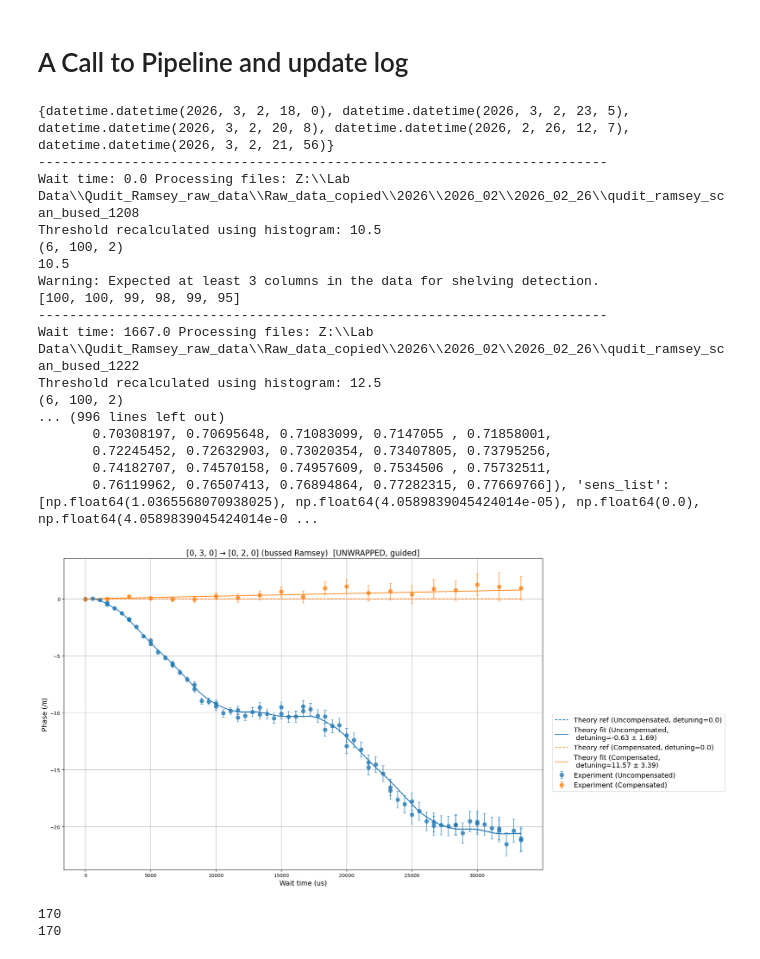
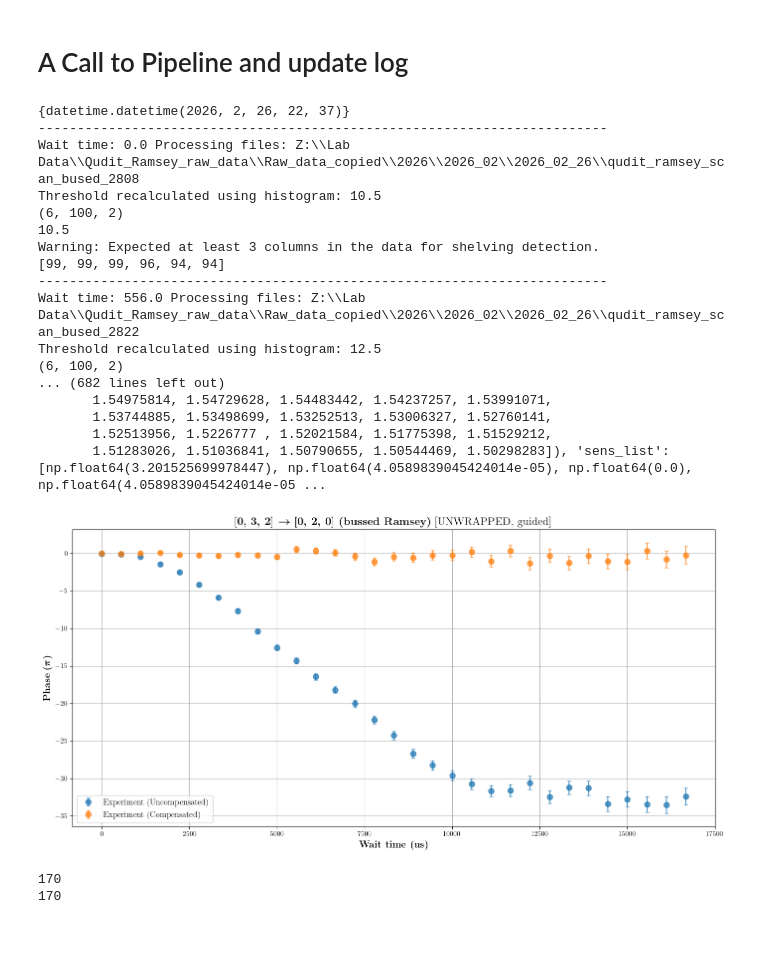
Before and after one commit to GauravTathed/PhD_python_scripts, a Jupyter notebook: Line_signal_compensation/Line_signal_compensation_bussed_ramsey.ipynb, the cells around one changed output. Saved outputs shown, nothing was run; the diff lists cells and outputs as text; code cells hidden in the pictures.

```diff
--- a/Line_signal_compensation/Line_signal_compensation_bussed_ramsey.ipynb
+++ b/Line_signal_compensation/Line_signal_compensation_bussed_ramsey.ipynb
@@ -197,7 +197,7 @@ def parse_log_file_for_pair(log_path, target_transitions, LT_comp: bool):
 # Run Cell 1
 # -----------------------
 LT_comp = False  # Set to True to use Comp True datetimes instead of Comp False
-target_transitions = [[0,4, -2], [0,2,0]]
+target_transitions = [[0,3, 2], [0,2,0]]
 target_date_times, mean_dev = parse_log_file_for_pair(log_path, target_transitions, LT_comp = LT_comp)
 if len(target_date_times) == 0:
     raise ValueError(f"No datetimes found in log for transition pair: {target_transitions}")
@@ -1237,8 +1237,11 @@ print(payload_T)
 # %%
 import numpy as np
 import matplotlib.pyplot as plt
-
-
+from matplotlib import rcParams
+rcParams['font.family'] = 'serif'
+rcParams['font.serif'] = ['Computer Modern']
+rcParams['text.usetex'] = True
+# rcParams['tick.labelsize'] = 12
 def _to_pm1(y_mod2_over_pi):
     """Map [0,2) -> [-1,1) in units of pi."""
     y = np.asarray(y_mod2_over_pi, dtype=float)
@@ -1277,7 +1280,7 @@ def unwrap_guided_by_reference(y_mod2_over_pi, y_ref_unwrapped_over_pi, kmax=50)
     return y_unw
 
 
-def plot_bussed_ramsey_payloads(payloads, title=None, show_ref=True, do_unwrap=True, guided=True):
+def plot_bussed_ramsey_payloads(payloads, title=None, show_ref=False, show_fit=False, do_unwrap=True, guided=True):
     """
     do_unwrap:
       - True: plot unwrapped phases (guided by theory by default)
@@ -1293,9 +1296,9 @@ def plot_bussed_ramsey_payloads(payloads, title=None, show_ref=True, do_unwrap=T
     p0 = payloads[0]
     tt = p0["target_transitions"]
     if title is None:
-        title = f"{tt[0]} → {tt[1]} (bussed Ramsey)"
+        title = rf"\textbf{{{tt[0]}}} \boldmath$\rightarrow$ \textbf{{{tt[1]} (bussed Ramsey)}}"
 
-    fig, ax = plt.subplots(figsize=(20, 10))
+    fig, ax = plt.subplots(figsize=(14, 7))
 
     # consistent colors
     cycle = plt.rcParams["axes.prop_cycle"].by_key().get("color", ["C0", "C1"])
@@ -1389,17 +1392,18 @@ def plot_bussed_ramsey_payloads(payloads, title=None, show_ref=True, do_unwrap=T
                 label=f"Theory ref ({tag}, detuning={np.round(p['ref_int_scale'], 2)})",
                 linewidth=1.5,
             )
-        ax.plot(
-            xt,
-            yfit_plot,
-            "-",
-            color=c,
-            label=f"Theory fit ({tag}, \n detuning={np.round(p['best_scale'], 2)} ± {np.round(p['best_scale_err'], 2)})",
-            linewidth=1.5,
-        )
+        if show_fit:
+            ax.plot(
+                xt,
+                yfit_plot,
+                "-",
+                color=c,
+                label=f"Theory fit ({tag}, \n detuning={np.round(p['best_scale'], 2)} ± {np.round(p['best_scale_err'], 2)})",
+                linewidth=1.5,
+            )
 
-    ax.set_xlabel("Wait time (us)", fontsize=14)
-    ax.set_ylabel("Phase (/π)", fontsize=14)
+    ax.set_xlabel(r"\textbf{Wait time (us)}", fontsize=14)
+    ax.set_ylabel(r"\textbf{Phase} \boldmath$(\pi)$", fontsize=14)
 
     mode_label = "UNWRAPPED" if do_unwrap else "WRAPPED"
     guide_label = "guided" if (do_unwrap and guided) else "plain"
@@ -1407,7 +1411,8 @@ def plot_bussed_ramsey_payloads(payloads, title=None, show_ref=True, do_unwrap=T
 
     ax.grid(True)
 
-    ax.legend(loc="upper left", bbox_to_anchor=(1.02, 0.5), borderaxespad=0.0, fontsize=14)
+    # ax.legend(loc="upper left", bbox_to_anchor=(1.02, 0.5), borderaxespad=0.0, fontsize=14)
+    ax.legend(fontsize=12)
     fig.tight_layout()
     plt.show()
     return save_y_data, save_wait_times
@@ -1528,38 +1533,38 @@ def run_full_bussed_ramsey_pipeline_readonly(
         return payloads, save_y_data, save_wait_times
 # %%
 payloads,y_data, wait_times = run_full_bussed_ramsey_pipeline_readonly(
-    target_transitions=[[0,3,0],[0,2,0]],
+    target_transitions=[[0,3,2],[0,2,0]],
     log_path=log_path,
     directory_path=directory_path,
     Z_drive_raw_data=Z_drive_raw_data,
     LT_comp_mode= "both",
     do_plot=True,
     guided=True,
     do_unwrap=True
 )
 
 # access results:
 # payload_false = payloads[False]
 # payload_true  = payloads[True]
 # %% [output]
-{datetime.datetime(2026, 3, 2, 18, 0), datetime.datetime(2026, 3, 2, 23, 5), datetime.datetime(2026, 3, 2, 20, 8), datetime.datetime(2026, 2, 26, 12, 7), datetime.datetime(2026, 3, 2, 21, 56)}
+{datetime.datetime(2026, 2, 26, 22, 37)}
 -------------------------------------------------------------------------
-Wait time: 0.0 Processing files: Z:\\Lab Data\\Qudit_Ramsey_raw_data\\Raw_data_copied\\2026\\2026_02\\2026_02_26\\qudit_ramsey_scan_bused_1208
+Wait time: 0.0 Processing files: Z:\\Lab Data\\Qudit_Ramsey_raw_data\\Raw_data_copied\\2026\\2026_02\\2026_02_26\\qudit_ramsey_scan_bused_2808
 Threshold recalculated using histogram: 10.5
 (6, 100, 2)
 10.5
 Warning: Expected at least 3 columns in the data for shelving detection.
-[100, 100, 99, 98, 99, 95]
+[99, 99, 99, 96, 94, 94]
 -------------------------------------------------------------------------
-Wait time: 1667.0 Processing files: Z:\\Lab Data\\Qudit_Ramsey_raw_data\\Raw_data_copied\\2026\\2026_02\\2026_02_26\\qudit_ramsey_scan_bused_1222
+Wait time: 556.0 Processing files: Z:\\Lab Data\\Qudit_Ramsey_raw_data\\Raw_data_copied\\2026\\2026_02\\2026_02_26\\qudit_ramsey_scan_bused_2822
 Threshold recalculated using histogram: 12.5
 (6, 100, 2)
-... (996 lines left out)
-       0.70308197, 0.70695648, 0.71083099, 0.7147055 , 0.71858001,
-       0.72245452, 0.72632903, 0.73020354, 0.73407805, 0.73795256,
-       0.74182707, 0.74570158, 0.74957609, 0.7534506 , 0.75732511,
-       0.76119962, 0.76507413, 0.76894864, 0.77282315, 0.77669766]), 'sens_list': [np.float64(1.0365568070938025), np.float64(4.0589839045424014e-05), np.float64(0.0), np.float64(4.0589839045424014e-0 ...
+... (682 lines left out)
+       1.54975814, 1.54729628, 1.54483442, 1.54237257, 1.53991071,
+       1.53744885, 1.53498699, 1.53252513, 1.53006327, 1.52760141,
+       1.52513956, 1.5226777 , 1.52021584, 1.51775398, 1.51529212,
+       1.51283026, 1.51036841, 1.50790655, 1.50544469, 1.50298283]), 'sens_list': [np.float64(3.201525699978447), np.float64(4.0589839045424014e-05), np.float64(0.0), np.float64(4.0589839045424014e-05 ...
-[figure, old version]
+[figure, new version]
 # %%
 print(len(y_data[True]))
 print(len(wait_times[True]))
```
Also changed, not shown: parts of 6 cells of this notebook, 22 other files.
